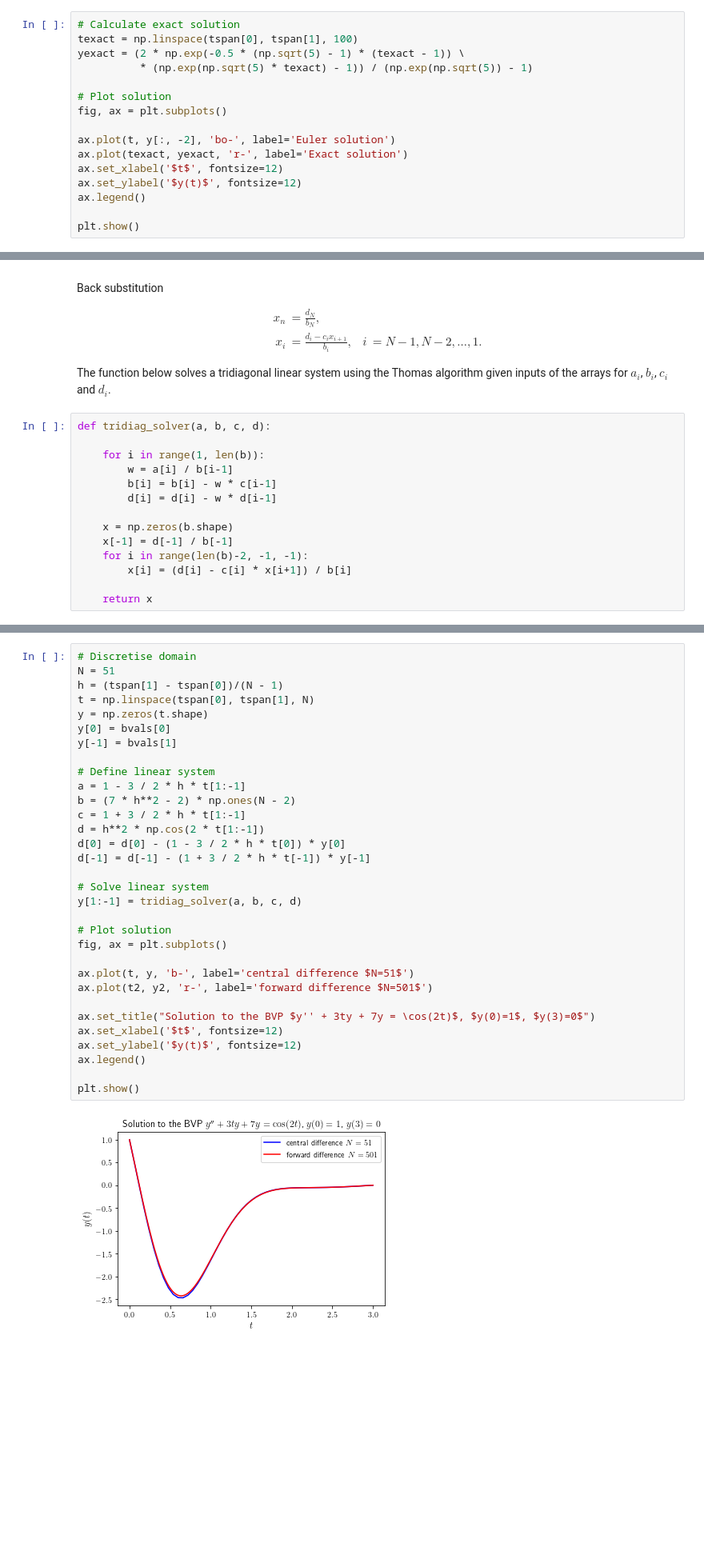
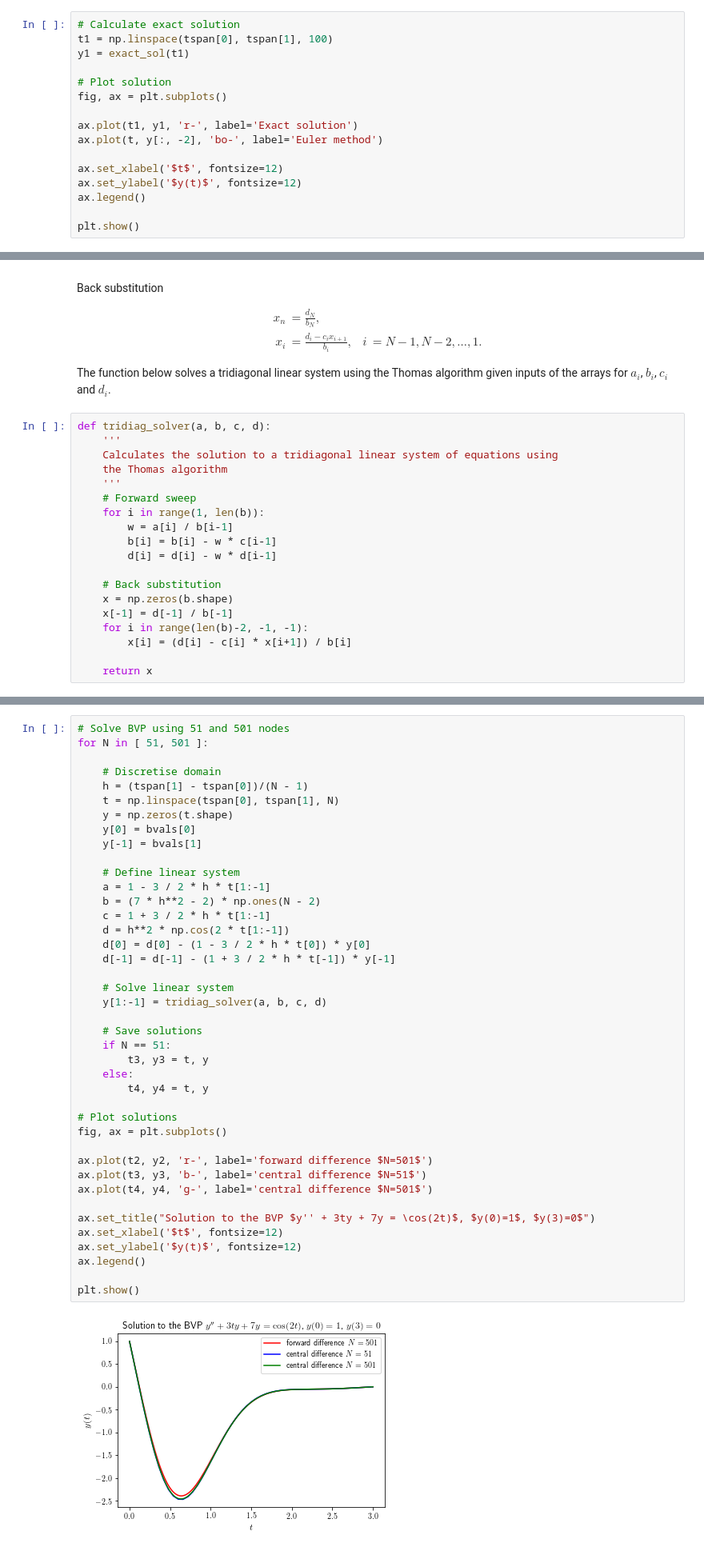
Before and after one commit to drjonshiach/ODEs, a Jupyter notebook: Python/boundary_value_problems.ipynb, the cells around one changed output, grey strips where cells are left out. Shown: that part at 80% size. Saved outputs shown, nothing was run; the diff lists cells and outputs as text; blank space fills up the shorter version.

```diff
--- a/Python/boundary_value_problems.ipynb
+++ b/Python/boundary_value_problems.ipynb
@@ -230,14 +249,14 @@ and the code below plots the solution obtained using the Euler method with the g
 # %%
 # Calculate exact solution
-texact = np.linspace(tspan[0], tspan[1], 100)
-yexact = (2 * np.exp(-0.5 * (np.sqrt(5) - 1) * (texact - 1)) \
-          * (np.exp(np.sqrt(5) * texact) - 1)) / (np.exp(np.sqrt(5)) - 1)
+t1 = np.linspace(tspan[0], tspan[1], 100)
+y1 = exact_sol(t1)
 
 # Plot solution
 fig, ax = plt.subplots()
 
-ax.plot(t, y[:, -2], 'bo-', label='Euler solution')
-ax.plot(texact, yexact, 'r-', label='Exact solution')
+ax.plot(t1, y1, 'r-', label='Exact solution')
+ax.plot(t, y[:, -2], 'bo-', label='Euler method')
+
 ax.set_xlabel('$t$', fontsize=12)
 ax.set_ylabel('$y(t)$', fontsize=12)
 ax.legend()
@@ -377,12 +400,17 @@ Back substitution
 The function below solves a tridiagonal linear system using the Thomas algorithm given inputs of the arrays for $a_i$, $b_i$, $c_i$ and $d_i$.
 # %%
 def tridiag_solver(a, b, c, d):
-
+    '''
+    Calculates the solution to a tridiagonal linear system of equations using
+    the Thomas algorithm
+    '''
+    # Forward sweep
     for i in range(1, len(b)):
         w = a[i] / b[i-1]
         b[i] = b[i] - w * c[i-1]
         d[i] = d[i] - w * d[i-1]
 
+    # Back substitution
     x = np.zeros(b.shape)
     x[-1] = d[-1] / b[-1]
     for i in range(len(b)-2, -1, -1):
@@ -552,34 +580,43 @@ The code below solves this system using $N=51$ nodes and compares it to the solu
 # %%
-# Discretise domain
-N = 51
-h = (tspan[1] - tspan[0])/(N - 1)
-t = np.linspace(tspan[0], tspan[1], N)
-y = np.zeros(t.shape)
-y[0] = bvals[0]
-y[-1] = bvals[1]
+# Solve BVP using 51 and 501 nodes
+for N in [ 51, 501 ]:
 
-# Define linear system
-a = 1 - 3 / 2 * h * t[1:-1]
-b = (7 * h**2 - 2) * np.ones(N - 2)
-c = 1 + 3 / 2 * h * t[1:-1]
-d = h**2 * np.cos(2 * t[1:-1])
-d[0] = d[0] - (1 - 3 / 2 * h * t[0]) * y[0]
-d[-1] = d[-1] - (1 + 3 / 2 * h * t[-1]) * y[-1]
+    # Discretise domain
+    h = (tspan[1] - tspan[0])/(N - 1)
+    t = np.linspace(tspan[0], tspan[1], N)
+    y = np.zeros(t.shape)
+    y[0] = bvals[0]
+    y[-1] = bvals[1]
 
-# Solve linear system
-y[1:-1] = tridiag_solver(a, b, c, d)
+    # Define linear system
+    a = 1 - 3 / 2 * h * t[1:-1]
+    b = (7 * h**2 - 2) * np.ones(N - 2)
+    c = 1 + 3 / 2 * h * t[1:-1]
+    d = h**2 * np.cos(2 * t[1:-1])
+    d[0] = d[0] - (1 - 3 / 2 * h * t[0]) * y[0]
+    d[-1] = d[-1] - (1 + 3 / 2 * h * t[-1]) * y[-1]
 
-# Plot solution
+    # Solve linear system
+    y[1:-1] = tridiag_solver(a, b, c, d)
+
+    # Save solutions
+    if N == 51:
+        t3, y3 = t, y
+    else:
+        t4, y4 = t, y
+
+# Plot solutions
 fig, ax = plt.subplots()
 
-ax.plot(t, y, 'b-', label='central difference $N=51$')
 ax.plot(t2, y2, 'r-', label='forward difference $N=501$')
+ax.plot(t3, y3, 'b-', label='central difference $N=51$')
+ax.plot(t4, y4, 'g-', label='central difference $N=501$')
 
 ax.set_title("Solution to the BVP $y'' + 3ty + 7y = \cos(2t)$, $y(0)=1$, $y(3)=0$")
 ax.set_xlabel('$t$', fontsize=12)
 ax.set_ylabel('$y(t)$', fontsize=12)
 ax.legend()
 
 plt.show()
 # %% [output]
-[figure, old version]
+[figure, new version]
```
Also changed, not shown: parts of 23 cells of this notebook, 2 other files.
